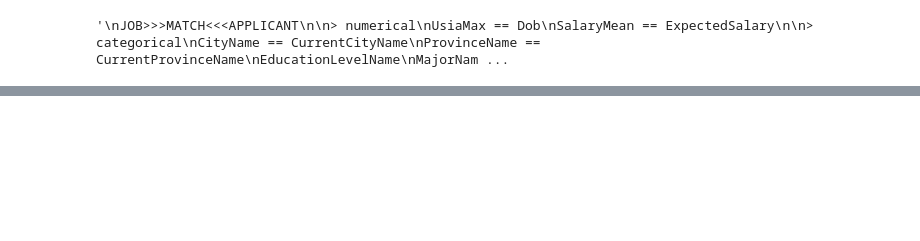
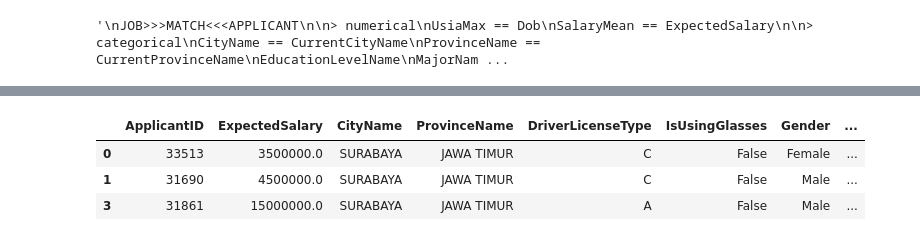
Before and after one commit to fn-hide/eris_job, a Jupyter notebook: tensorflow_recommender_2.ipynb, the cells around one changed output, grey strips where cells are left out. Drawn from its saved outputs; the diff is of its cells as text; code cells hidden in the pictures; blank space fills up the shorter version.

```diff
--- a/tensorflow_recommender_2.ipynb
+++ b/tensorflow_recommender_2.ipynb
@@ -389,0 +148,7 @@ array(['melakukan aktivitas kesekretariatan perusahaan mengupayakan kelancaran p
+# %%
+df_applicant.head(3)
+# %% [output]
+|  | ApplicantID | ExpectedSalary | CityName | ProvinceName | DriverLicenseType | IsUsingGlasses | Gender | ... |
+| 0 | 33513 | 3500000.0 | SURABAYA | JAWA TIMUR | C | False | Female | ... |
+| 1 | 31690 | 4500000.0 | SURABAYA | JAWA TIMUR | C | False | Male | ... |
+| 3 | 31861 | 15000000.0 | SURABAYA | JAWA TIMUR | A | False | Male | ... |
```
Also changed, not shown: parts of 68 cells of this notebook, 5 other files.
